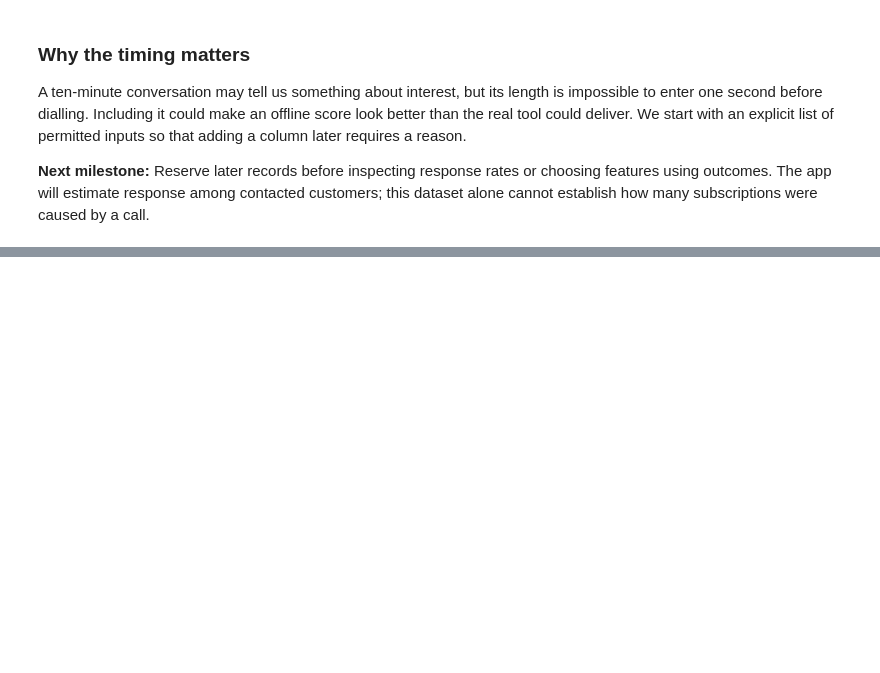
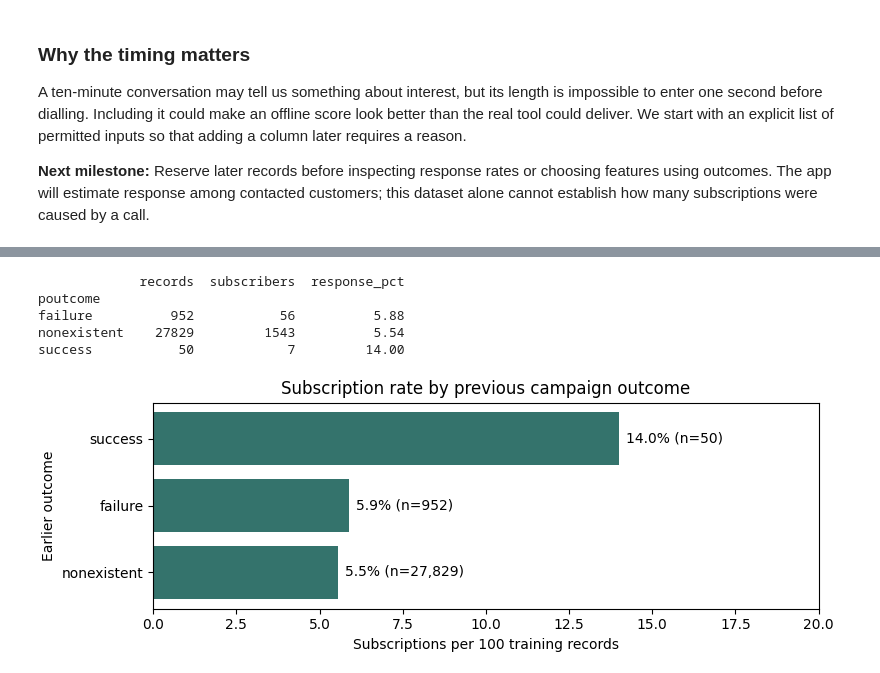
Before and after one commit to shainaulakh/bank-campaign-response-prediction, a Jupyter notebook: bank_campaign_response_prediction.ipynb, the cells around one changed output, grey strips where cells are left out. Cells and saved outputs as stored; diff of their text form; code cells hidden in the pictures; blank space fills up the shorter version.

Commit message:
Explore training campaign responses and reserve later records for evaluation

```diff
--- a/bank_campaign_response_prediction.ipynb
+++ b/bank_campaign_response_prediction.ipynb
@@ -60,0 +69,13 @@ A ten-minute conversation may tell us something about interest, but its length i
+# %%
+n_records = len(campaigns)
+train_end = n_records * 70 // 100
+validation_end = n_records * 85 // 100
+
+train = campaigns.iloc[:train_end].copy()
+validation = campaigns.iloc[train_end:validation_end].copy()
+test = campaigns.iloc[validation_end:].copy()
+
+assert train.index.max() < validation.index.min() <= validation.index.max() < test.index.min()
+assert len(train) + len(validation) + len(test) == n_records
+for name, records in [("Training", train), ("Validation", validation), ("Test", test)]:
+    print(f"{name:10} {len(records):>6,} records | source rows {records.index.min()+1:,}–{records.index.max()+1:,}")
@@ -60,0 +134,25 @@ A ten-minute conversation may tell us something about interest, but its length i
+# %%
+history = train.groupby("poutcome")[target].agg(
+    records="size", subscribers=lambda answers: answers.eq("yes").sum()
+)
+history["response_pct"] = 100 * history["subscribers"] / history["records"]
+print(history.round(2).to_string())
+
+import matplotlib.pyplot as plt
+
+fig, ax = plt.subplots(figsize=(8, 2.8), constrained_layout=True)
+rates = history.sort_values("response_pct")
+bars = ax.barh(rates.index, rates["response_pct"], color="#34736c")
+ax.bar_label(bars, labels=[f"{rate:.1f}% (n={size:,})"
+                          for rate, size in zip(rates["response_pct"], rates["records"])],
+             padding=5)
+ax.set(xlim=(0, 20), xlabel="Subscriptions per 100 training records",
+       ylabel="Earlier outcome", title="Subscription rate by previous campaign outcome")
+plt.show()
+# %% [output]
+             records  subscribers  response_pct
+poutcome
+failure          952           56          5.88
+nonexistent    27829         1543          5.54
+success           50            7         14.00
+[figure, added]
```
Also changed, not shown: parts of 11 cells of this notebook, 2 other files.
